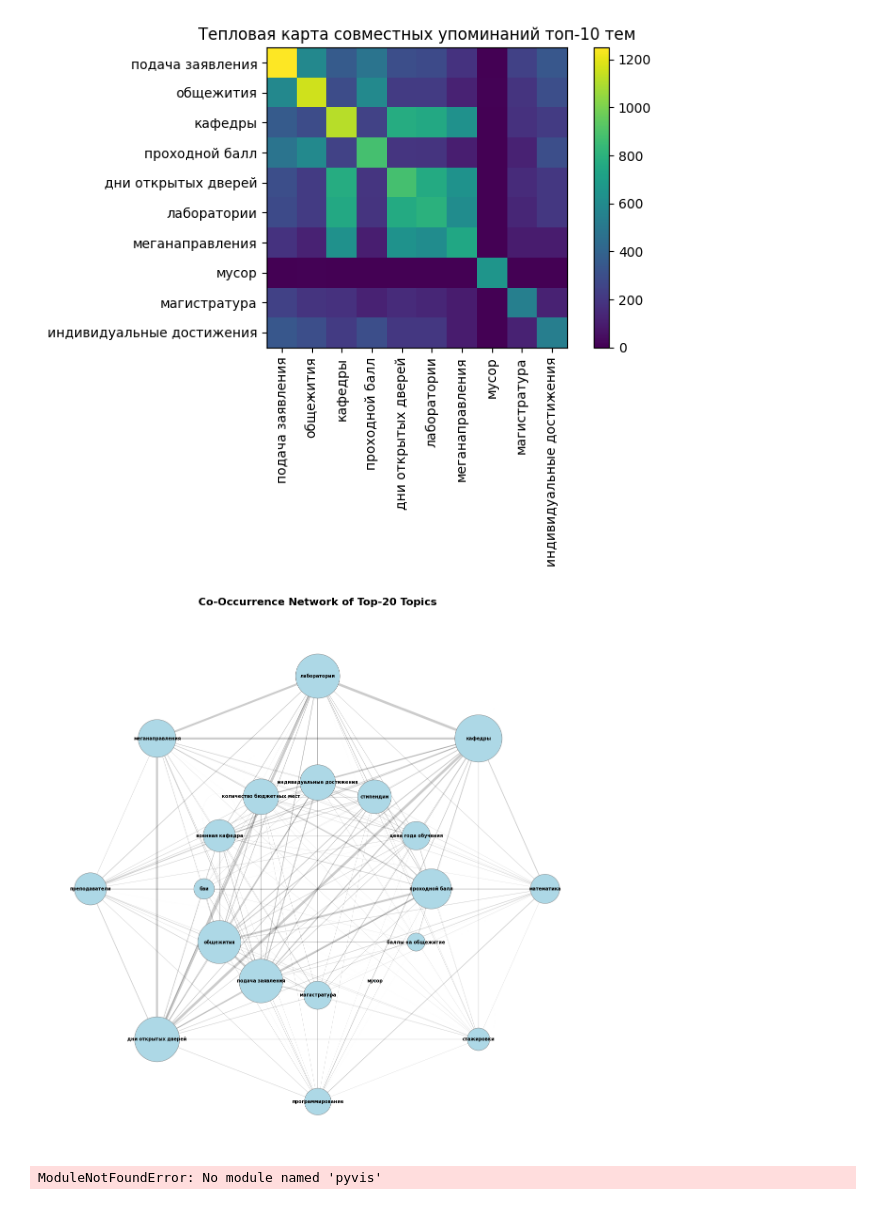
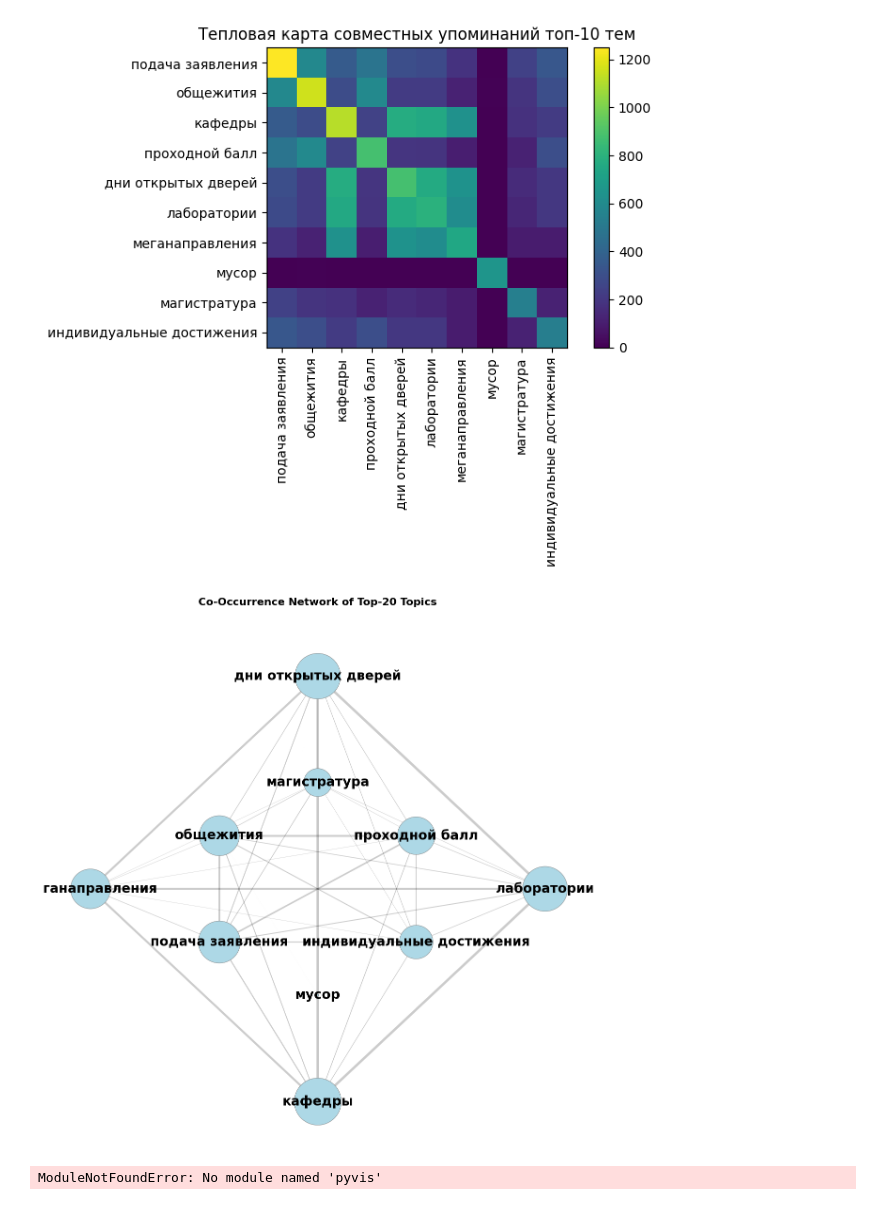
Before and after one commit to TheoDaimonn/Yandex-multimodal-assistant, a Jupyter notebook: src/topic_marking_YaGPT.ipynb, the cells around one changed output. Saved outputs shown, nothing was run; the diff lists cells and outputs as text; code cells hidden in the pictures.

```diff
--- a/src/topic_marking_YaGPT.ipynb
+++ b/src/topic_marking_YaGPT.ipynb
@@ -125,7 +125,7 @@ df
 
 
 # Если df еще не загружен, раскомментируйте следующую строку и укажите корректный путь:
-# df = pd.read_csv('path/to/df.csv')
+df = pd.read_csv('/home/ivzarru/mathmod2025/Yandex-multimodal-assistant/research/agent/react_agent/data/final_data_with_topics_nd_preprocess.csv')
 
 # Преобразуем текстовое представление списка тем в настоящий список
 df['topics_list'] = df['topics'].apply(ast.literal_eval)
@@ -253,7 +253,7 @@ from itertools import combinations
 from networkx.algorithms import community
 
 # --- Сборка графа по топ-20 тем ---
-top20 = all_topics.value_counts().head(20).index.tolist()
+top20 = all_topics.value_counts().head(10).index.tolist()
 G = nx.Graph()
 G.add_nodes_from(top20)
 for topics in df['topics_list']:
@@ -266,7 +266,7 @@ for topics in df['topics_list']:
 
 # Размер нод по степени, без умножения (еще мельче)
 deg = dict(G.degree(weight='weight'))
-node_sizes = [deg[n] for n in G.nodes()]  # мультипликатор=1
+node_sizes = [deg[n] * 1.5 for n in G.nodes()]  # мультипликатор=1
 
 # Кластеризация и shell-layout
 communities = list(community.greedy_modularity_communities(G, weight='weight'))
@@ -280,35 +280,35 @@ nx.draw_networkx_edges(
     width=[G[u][v]['weight'] * 0.005 for u, v in G.edges()]
 )
 nx.draw_networkx_nodes(
     G, pos,
     node_size=node_sizes,
     node_color='lightblue',
     edgecolors='gray',
     linewidths=0.6
 )
 nx.draw_networkx_labels(
     G, pos,
-    font_size=7,
+    font_size=20,
     font_weight='bold'
 )
 
 # ... ваш код по построению графика ...
 
 plt.title('Co-Occurrence Network of Top-20 Topics', fontsize=16, fontweight='bold')
 plt.axis('off')
 plt.tight_layout()
 
 # Сначала сохраняем
 output_path = '../data/charts/cooc_network.png'
 import os
 os.makedirs(os.path.dirname(output_path), exist_ok=True)
 
 plt.savefig(output_path, dpi=300, bbox_inches='tight')
 
 # А потом показываем
 plt.show()
 # %% [output]
-[figure, old version]
+[figure, new version]
 # %%
 from pyvis.network import Network
 
```
Also changed, not shown: parts of 2 cells of this notebook, 3 other files.
